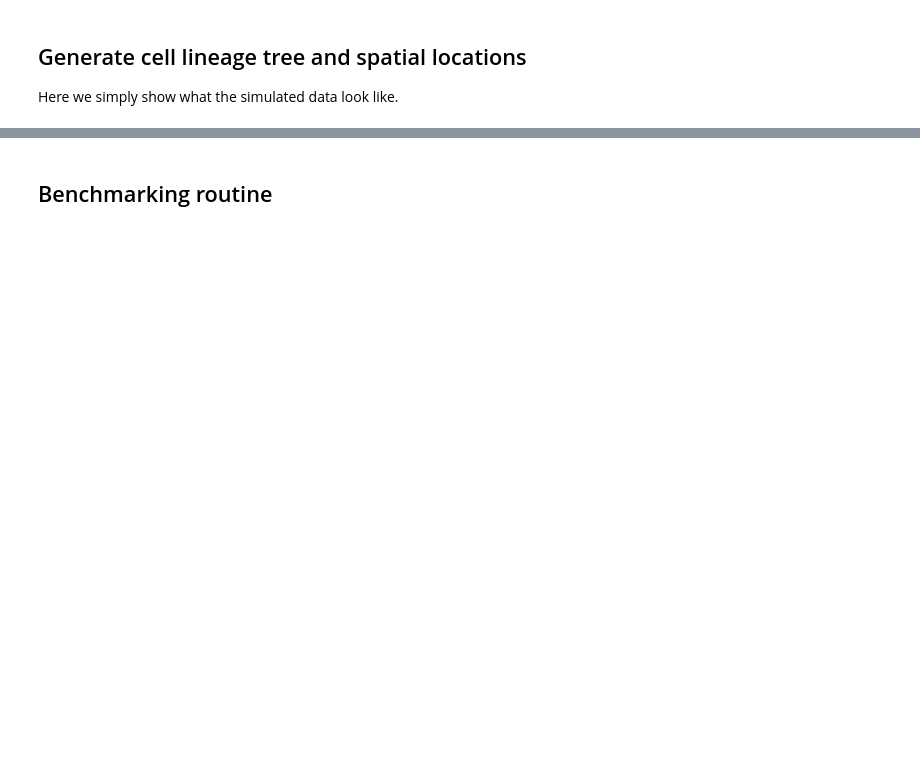
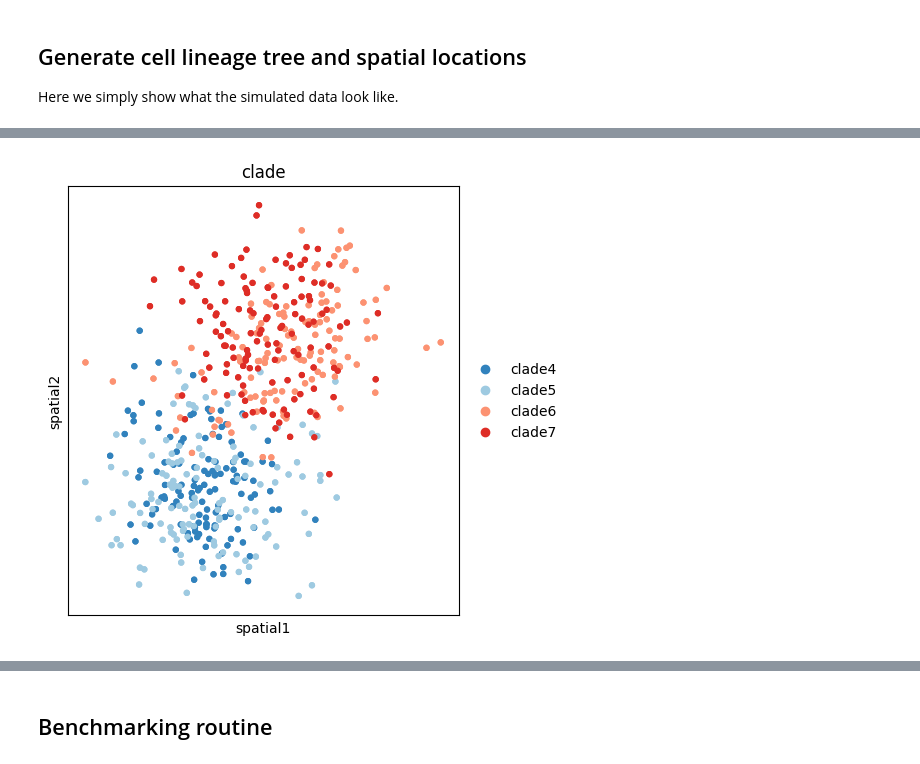
Before and after one commit to pedrofale/phylospatial_mapping, a Jupyter notebook: notebooks/benchmark.ipynb, the cells around one changed output, grey strips where cells are left out. Saved outputs shown, nothing was run; the diff lists cells and outputs as text; code cells hidden in the pictures; blank space fills up the shorter version.

```diff
--- a/notebooks/benchmark.ipynb
+++ b/notebooks/benchmark.ipynb
@@ -77,0 +279,5 @@ WARNING: The title list is shorter than the number of panels. Using 'color' valu
+# %%
+sq.pl.spatial_scatter(ss_simulated_adata, color=['clade_level2'], title='clade', library_id='puck1',
+                    size=50, shape=None,  ncols=3)
+# %% [output]
+[figure, added]
```
Also changed, not shown: parts of 29 cells of this notebook.
